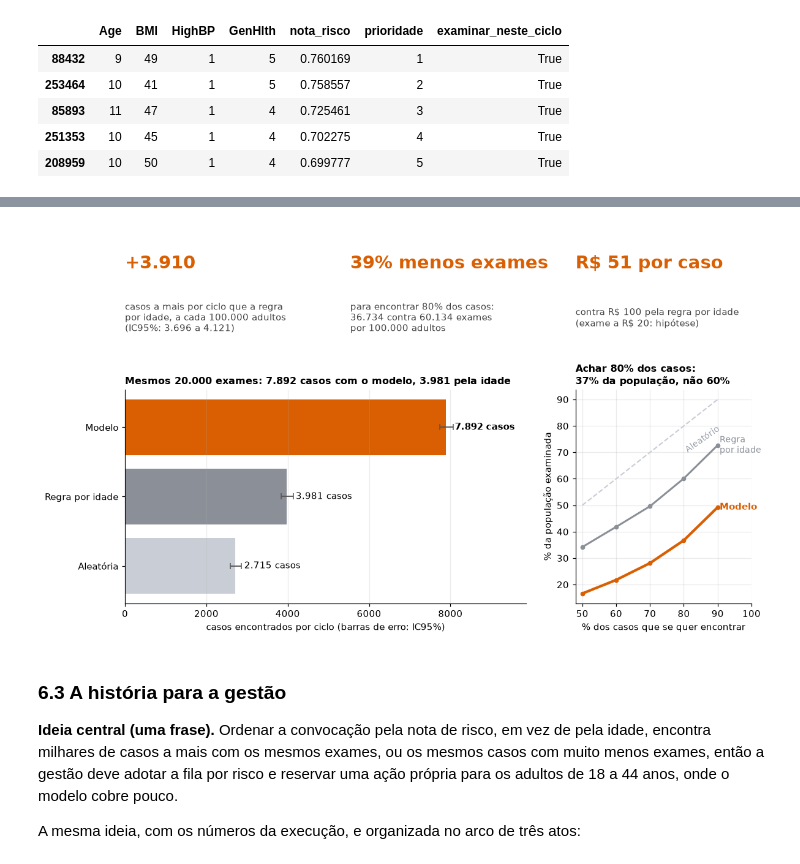
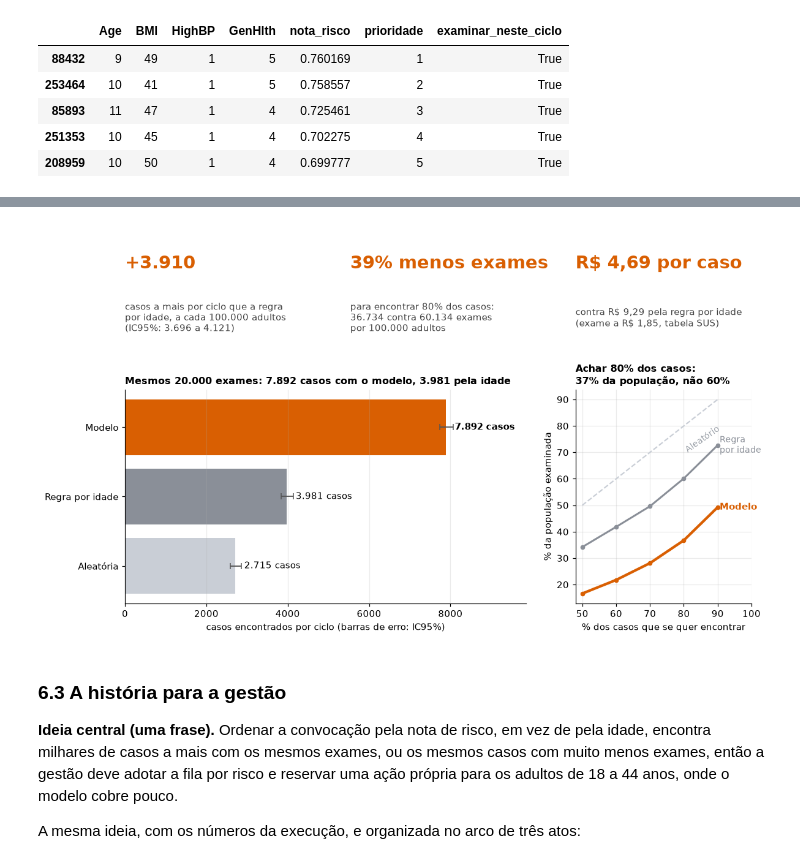
Before and after one commit to CodePenguinsCorp/diabetes-crisp-dm, a Jupyter notebook: Diabetes_CRISP-DM.ipynb, the cells around one changed output, grey strips where cells are left out. Cells and saved outputs as stored; diff of their text form; code cells hidden in the pictures.

Commit message:
feat: custo do exame pela tabela SUS (R$ 1,85) com sensibilidade para o setor privado

```diff
--- a/Diabetes_CRISP-DM.ipynb
+++ b/Diabetes_CRISP-DM.ipynb
@@ -753,6 +753,6 @@ Em 1.000 pessoas sorteadas, 200 ficam marcadas para exame neste ciclo.
 - "Caso encontrado" é a pessoa com diabetes ou pré-diabetes que chega ao exame. O **benefício clínico** de achar o caso mais cedo não foi estimado; só o custo dos exames entra na conta.
 # %%
-POP, CUSTO_EXAME = 100_000, 20.0
+POP, CUSTO_EXAME = 100_000, 1.85
 rng2 = np.random.default_rng(SEED + 1)   # gerador próprio: não altera os sorteios anteriores
 estrategias = {"Aleatória": nota_acaso, "Regra por idade": nota_regra, "Modelo": nota_te}
 casos_pop = POP * float(y.mean())
@@ -783,13 +783,13 @@ economia_ex = exames_80_r - exames_80_m
 economia_pct = economia_ex / exames_80_r
 impacto.to_csv(RES / "impacto_por_100mil.csv")
 display(impacto.style.format({"exames": "{:,.0f}", "casos encontrados": "{:,.0f}", "IC95% inferior": "{:,.0f}", "IC95% superior": "{:,.0f}",
-                              "exames por caso": "{:.1f}", "custo por caso (R$)": "{:.0f}"}))
+                              "exames por caso": "{:.1f}", "custo por caso (R$)": "{:.2f}"}))
 print(f"Casos a mais que a regra por idade: {extra_casos:,.0f} (IC95% {lo_e:,.0f} a {hi_e:,.0f}) por ciclo, a cada {POP:,} adultos.")
 print(f"Para encontrar 80% dos casos: {exames_80_m:,.0f} exames contra {exames_80_r:,.0f} pela regra por idade "
-      f"({economia_ex:,.0f} exames a menos, {economia_pct:.0%}; R$ {economia_ex * CUSTO_EXAME:,.0f} a menos a R$ {CUSTO_EXAME:.0f} por exame).")
+      f"({economia_ex:,.0f} exames a menos, {economia_pct:.0%}; R$ {economia_ex * CUSTO_EXAME:,.0f} a menos a R$ {br(CUSTO_EXAME, 2)} por exame).")
 
 # Sensibilidade: custo do exame e tamanho da capacidade
-sens_custo = pd.DataFrame({"custo por exame (R$)": [10, 20, 50, 100]})
+sens_custo = pd.DataFrame({"custo por exame (R$)": [1.85, 6.0, 15.0, 23.0]})
 sens_custo["economia por ciclo para achar 80% dos casos (R$)"] = sens_custo["custo por exame (R$)"] * economia_ex
 sens_custo["custo por caso, modelo (R$)"] = sens_custo["custo por exame (R$)"] * impacto.loc["Modelo", "exames por caso"]
 sens_custo["custo por caso, regra por idade (R$)"] = sens_custo["custo por exame (R$)"] * impacto.loc["Regra por idade", "exames por caso"]
@@ -799,8 +799,8 @@ sens_cap["casos encontrados, regra por idade"] = [casos_pop * captura_topo(y_te,
 sens_cap["casos a mais com o modelo"] = sens_cap["casos encontrados, modelo"] - sens_cap["casos encontrados, regra por idade"]
 sens_custo.to_csv(RES / "sensibilidade_custo.csv", index=False)
 sens_cap.to_csv(RES / "sensibilidade_capacidade.csv", index=False)
-display(sens_custo.style.format({"custo por exame (R$)": "{:.0f}", "economia por ciclo para achar 80% dos casos (R$)": "{:,.0f}",
-                                 "custo por caso, modelo (R$)": "{:.0f}", "custo por caso, regra por idade (R$)": "{:.0f}"}))
+display(sens_custo.style.format({"custo por exame (R$)": "{:.2f}", "economia por ciclo para achar 80% dos casos (R$)": "{:,.0f}",
+                                 "custo por caso, modelo (R$)": "{:.2f}", "custo por caso, regra por idade (R$)": "{:.2f}"}))
 display(sens_cap.style.format({"capacidade": "{:.0%}", "casos encontrados, modelo": "{:,.0f}", "casos encontrados, regra por idade": "{:,.0f}", "casos a mais com o modelo": "{:,.0f}"}))
 # %% [output]
 |  | exames | casos encontrados | IC95% inferior | IC95% superior | exames por caso | custo por caso (R$) |
@@ -827,41 +827,41 @@ gs = fig.add_gridspec(2, 3, height_ratios=[0.8, 1.7], hspace=0.38, wspace=0.28)
 bans = [
     (f"+{br(extra_casos)}", f"casos a mais por ciclo que a regra\npor idade, a cada {br(POP)} adultos\n(IC95%: {br(lo_e)} a {br(hi_e)})"),
     (f"{economia_pct:.0%} menos exames", f"para encontrar 80% dos casos:\n{br(exames_80_m)} contra {br(exames_80_r)} exames\npor {br(POP)} adultos"),
-    (f"R$ {impacto.loc['Modelo', 'custo por caso (R$)']:.0f} por caso", f"contra R$ {impacto.loc['Regra por idade', 'custo por caso (R$)']:.0f} pela regra por idade\n(exame a R$ {CUSTO_EXAME:.0f}: hipótese)"),
+    (f"R$ {br(impacto.loc['Modelo', 'custo por caso (R$)'], 2)} por caso", f"contra R$ {br(impacto.loc['Regra por idade', 'custo por caso (R$)'], 2)} pela regra por idade\n(exame a R$ {br(CUSTO_EXAME, 2)}, tabela SUS)"),
 ]
 for j, (grande, texto) in enumerate(bans):
     ax_b = fig.add_subplot(gs[0, j]); ax_b.axis("off")
     ax_b.text(0, 0.66, grande, fontsize=19, fontweight="bold", color=LARANJA, va="center")
     ax_b.text(0, 0.12, texto, fontsize=9.5, color="#444", va="center")
 
 ax1 = fig.add_subplot(gs[1, :2])
 ordem_est = ["Aleatória", "Regra por idade", "Modelo"]
 vals = impacto.loc[ordem_est, "casos encontrados"].to_numpy()
 err = np.array([vals - impacto.loc[ordem_est, "IC95% inferior"].to_numpy(), impacto.loc[ordem_est, "IC95% superior"].to_numpy() - vals])
 ax1.barh(ordem_est, vals, xerr=err, color=[CLARO, CINZA, LARANJA], ecolor="#555", error_kw={"lw": 1.2, "capsize": 3})
 for k, v in zip(ordem_est, vals):
     ax1.text(v + err[1].max() * 0.9 + 60, k, f"{br(v)} casos", va="center", fontsize=10, fontweight="bold" if k == "Modelo" else "normal")
 ax1.set_xlim(0, vals.max() * 1.25)
 ax1.set_xlabel("casos encontrados por ciclo (barras de erro: IC95%)")
 ax1.set_title(f"Mesmos {br(exames_ciclo)} exames: {br(vals[2])} casos com o modelo, {br(vals[1])} pela idade", loc="left", fontsize=10.5)
 ax1.grid(axis="y", alpha=0)
 
 ax2 = fig.add_subplot(gs[1, 2])
 mt = metas["meta de casos encontrados"].to_numpy() * 100
 ax2.plot(mt, mt, color=CLARO, ls="--", lw=1.4)
 ax2.plot(mt, metas["% examinada (regra por idade)"] * 100, color=CINZA, lw=2, marker="o", ms=4)
 ax2.plot(mt, metas["% da população examinada"] * 100, color=LARANJA, lw=2.8, marker="o", ms=4)
 ax2.text(90.6, metas["% da população examinada"].iloc[-1] * 100, "Modelo", color=LARANJA, va="center", fontsize=9.5, fontweight="bold")
 ax2.text(90.6, metas["% examinada (regra por idade)"].iloc[-1] * 100, "Regra\npor idade", color=CINZA, va="center", fontsize=9)
 ax2.text(80, 70, "Aleatório", color="#9aa0a8", fontsize=9, rotation=35)
 ax2.set_xlim(48, 100)
 ax2.set_xlabel("% dos casos que se quer encontrar")
 ax2.set_ylabel("% da população examinada")
 ax2.set_title(f"Achar 80% dos casos:\n{resumo_pop80[0]:.0%} da população, não {resumo_pop80[1]:.0%}", loc="left", fontsize=10.5)
 plt.savefig(RES / "06_impacto.png", bbox_inches="tight")
 plt.show()
 # %% [output]
-[figure, old version]
+[figure, new version]
 # %% [markdown]
 ### 6.3 A história para a gestão
 
```
Also changed, not shown: parts of 5 cells of this notebook, 6 other files.
